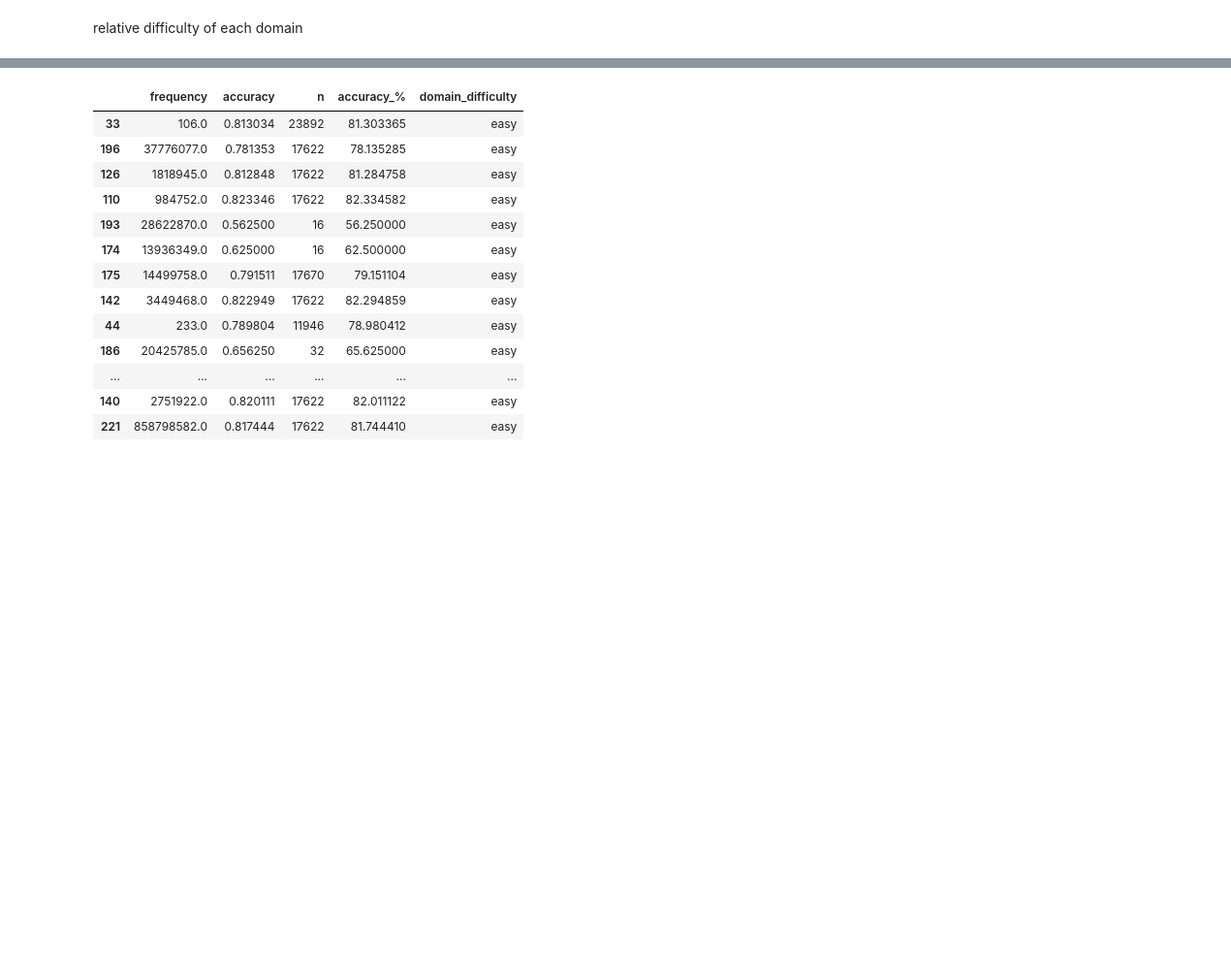
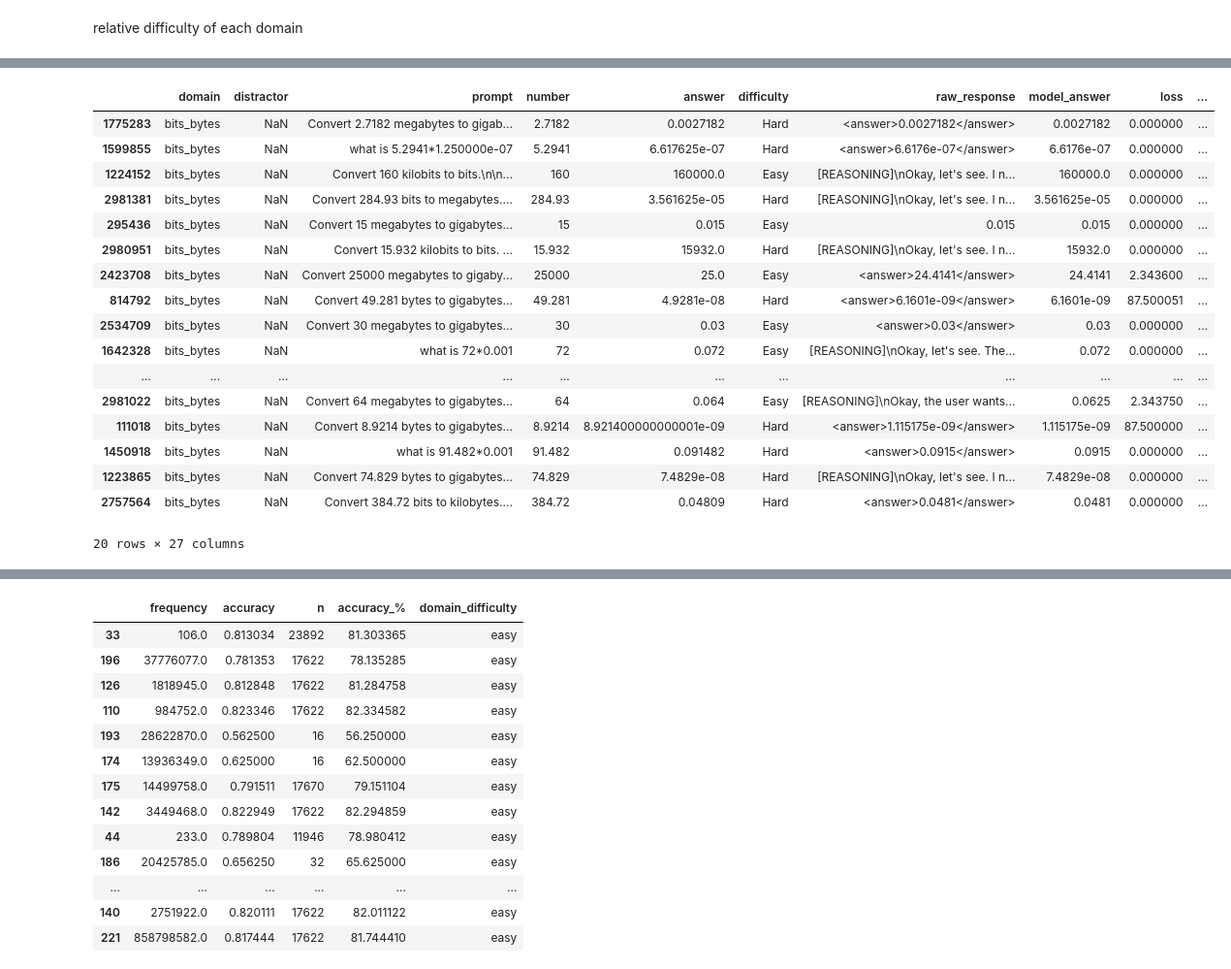
Before and after one commit to janewarren/math_gender, a Jupyter notebook: conversion_test/2_analysis/analysis_new.ipynb, the cells around one changed output, grey strips where cells are left out. Shown at 97% size. Drawn from its saved outputs; the diff is of its cells as text; code cells hidden in the pictures; blank space fills up the shorter version.

```diff
--- a/conversion_test/2_analysis/analysis_new.ipynb
+++ b/conversion_test/2_analysis/analysis_new.ipynb
@@ -723,0 +740,22 @@ domain_difficulty_chart(df_all, 'in_domain_with_guide', 'Overall Accuracy by Dom
+# %%
+df_bits_bytes = df_all[df_all['domain']=='bits_bytes'].copy()
+df_bits_bytes.sample(20)
+# %% [output]
+|  | domain | distractor | prompt | number | answer | difficulty | raw_response | model_answer | loss | ... |
+| 1775283 | bits_bytes | NaN | Convert 2.7182 megabytes to gigab... | 2.7182 | 0.0027182 | Hard | <answer>0.0027182</answer> | 0.0027182 | 0.000000 | ... |
+| 1599855 | bits_bytes | NaN | what is 5.2941*1.250000e-07 | 5.2941 | 6.617625e-07 | Hard | <answer>6.6176e-07</answer> | 6.6176e-07 | 0.000000 | ... |
+| 1224152 | bits_bytes | NaN | Convert 160 kilobits to bits.\n\n... | 160 | 160000.0 | Easy | [REASONING]\nOkay, let's see. I n... | 160000.0 | 0.000000 | ... |
+| 2981381 | bits_bytes | NaN | Convert 284.93 bits to megabytes.... | 284.93 | 3.561625e-05 | Hard | [REASONING]\nOkay, let's see. I n... | 3.561625e-05 | 0.000000 | ... |
+| 295436 | bits_bytes | NaN | Convert 15 megabytes to gigabytes... | 15 | 0.015 | Easy | 0.015 | 0.015 | 0.000000 | ... |
+| 2980951 | bits_bytes | NaN | Convert 15.932 kilobits to bits. ... | 15.932 | 15932.0 | Hard | [REASONING]\nOkay, let's see. I n... | 15932.0 | 0.000000 | ... |
+| 2423708 | bits_bytes | NaN | Convert 25000 megabytes to gigaby... | 25000 | 25.0 | Easy | <answer>24.4141</answer> | 24.4141 | 2.343600 | ... |
+| 814792 | bits_bytes | NaN | Convert 49.281 bytes to gigabytes... | 49.281 | 4.9281e-08 | Hard | <answer>6.1601e-09</answer> | 6.1601e-09 | 87.500051 | ... |
+| 2534709 | bits_bytes | NaN | Convert 30 megabytes to gigabytes... | 30 | 0.03 | Easy | <answer>0.03</answer> | 0.03 | 0.000000 | ... |
+| 1642328 | bits_bytes | NaN | what is 72*0.001 | 72 | 0.072 | Easy | [REASONING]\nOkay, let's see. The... | 0.072 | 0.000000 | ... |
+| ... | ... | ... | ... | ... | ... | ... | ... | ... | ... | ... |
+| 2981022 | bits_bytes | NaN | Convert 64 megabytes to gigabytes... | 64 | 0.064 | Easy | [REASONING]\nOkay, the user wants... | 0.0625 | 2.343750 | ... |
+| 111018 | bits_bytes | NaN | Convert 8.9214 bytes to gigabytes... | 8.9214 | 8.921400000000001e-09 | Hard | <answer>1.115175e-09</answer> | 1.115175e-09 | 87.500000 | ... |
+| 1450918 | bits_bytes | NaN | what is 91.482*0.001 | 91.482 | 0.091482 | Hard | <answer>0.0915</answer> | 0.0915 | 0.000000 | ... |
+| 1223865 | bits_bytes | NaN | Convert 74.829 bytes to gigabytes... | 74.829 | 7.4829e-08 | Hard | [REASONING]\nOkay, let's see. I n... | 7.4829e-08 | 0.000000 | ... |
+| 2757564 | bits_bytes | NaN | Convert 384.72 bits to kilobytes.... | 384.72 | 0.04809 | Hard | <answer>0.0481</answer> | 0.0481 | 0.000000 | ... |
+20 rows × 27 columns
```
Also changed, not shown: parts of 8 cells of this notebook, 30 other files.
